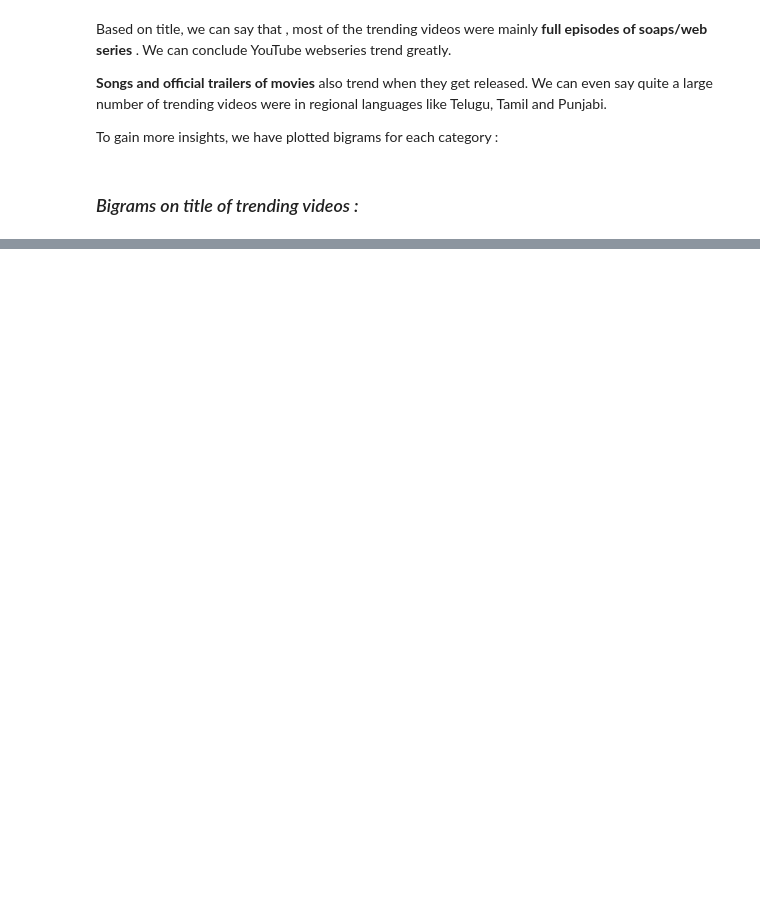
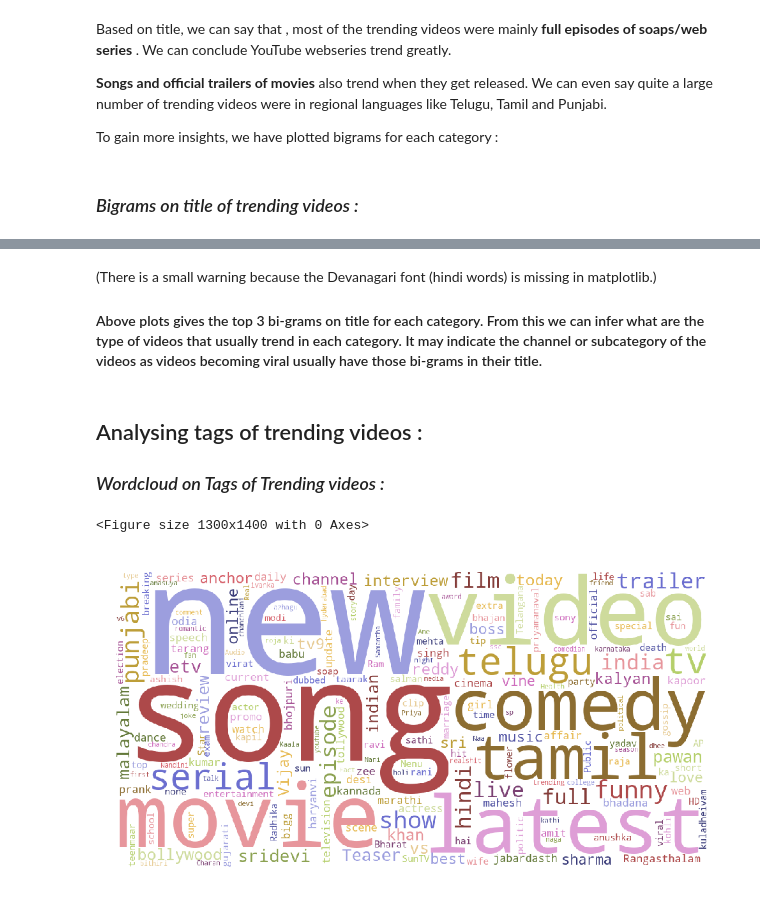
Before and after one commit to Shreya369/We-R, a Jupyter notebook: YouTube_Trending_Video_Analysis.ipynb, the cells around one changed output, grey strips where cells are left out. Saved outputs shown, nothing was run; the diff lists cells and outputs as text; code cells hidden in the pictures; blank space fills up the shorter version.

```diff
--- a/YouTube_Trending_Video_Analysis.ipynb
+++ b/YouTube_Trending_Video_Analysis.ipynb
@@ -414,0 +450,13 @@ To gain more insights, we have plotted bigrams for each category :
+# %% [markdown]
+(There is a small warning because the Devanagari font (hindi words) is missing in matplotlib.)
+
+#### Above plots gives the top 3 bi-grams on title for each category. From this we can infer what are the type of videos that usually trend in each category. It may indicate the channel or subcategory of the videos as videos becoming viral usually have those bi-grams in their title.
+# %% [markdown]
+## Analysing tags of trending videos :
+### *Wordcloud on Tags of Trending videos :*
+# %%
+tags = INvideos['tags']
+createwordcloud(tags , 'Commonly used tags in trended videos' )
+# %% [output]
+<Figure size 1300x1400 with 0 Axes>
+[figure, added]
```
Also changed, not shown: parts of 11 cells of this notebook.
